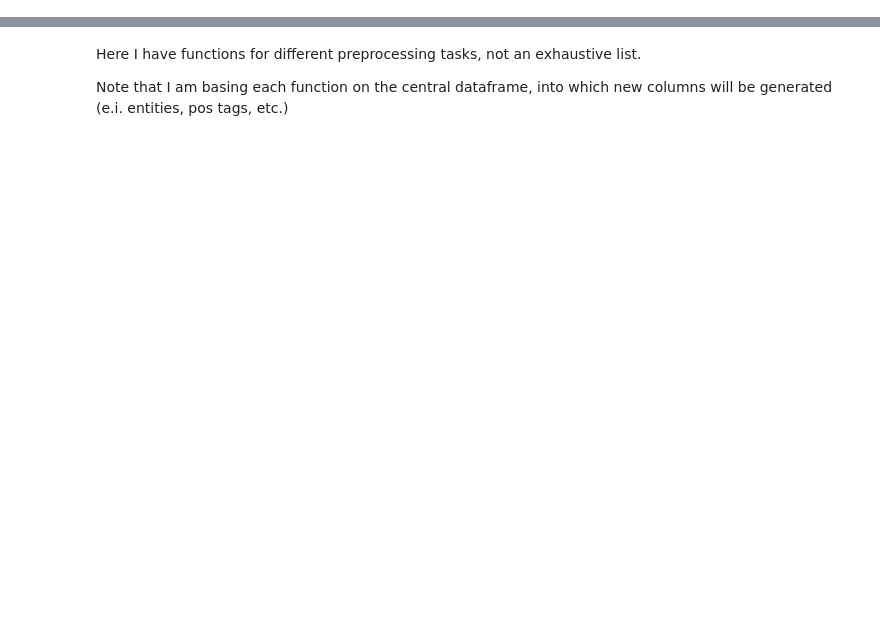
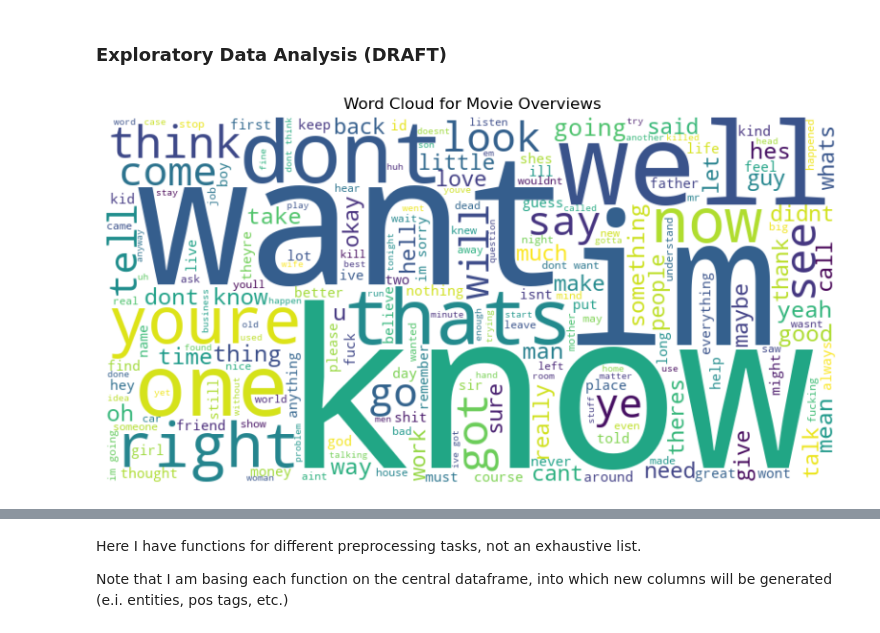
Before and after one commit to PhilipFelizarta/Generative_ChatBot_Final, a Jupyter notebook: preprocessing.ipynb, the cells around one changed output, grey strips where cells are left out. Cells and saved outputs as stored; diff of their text form; code cells hidden in the pictures; blank space fills up the shorter version.

```diff
--- a/preprocessing.ipynb
+++ b/preprocessing.ipynb
@@ -14,0 +64,2 @@ df = pd.read_csv()
+# %%
+df = df.dropna(subset=['line_text'])
@@ -14,0 +75,18 @@ df = pd.read_csv()
+# %%
+def text_cleaner(text):
+    """puts a dataframe column filled with strings as its observations
+    through cleaning steps in prepatation for tokenization"""
+
+    # Remove digits
+    text = re.sub(r'\d', '', text)
+
+    # make all text lowercase:
+    text = text.lower()
+
+    # Remove any non-alphanumeric characters, excluding whitespace:
+    text = re.sub('[^\w\s]', '', text)
+
+    # Standardizing whitespace:
+    text = ' '.join(text.split()).replace('\u00A0', ' ').strip()
+
+    return text
@@ -14,0 +108,2 @@ df = pd.read_csv()
+# %%
+df['line_text'] = df['line_text'].apply(text_cleaner)
@@ -14,0 +121,15 @@ df = pd.read_csv()
+# %% [markdown]
+### Exploratory Data Analysis (DRAFT)
+# %%
+cloud_text = " ".join(line for line in df['line_text'])
+
+wordcloud = WordCloud(width=800, height=400, background_color='white',
+                      colormap='viridis', max_words=200).generate(cloud_text)
+# %%
+plt.figure(figsize=(10, 5))
+plt.imshow(wordcloud, interpolation='bilinear')
+plt.axis('off')
+plt.title('Word Cloud for Movie Overviews')
+plt.show()
+# %% [output]
+[figure, added]
```
Also changed, not shown: parts of 23 cells of this notebook.
